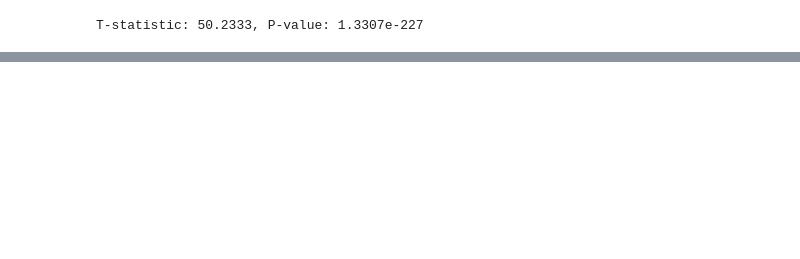
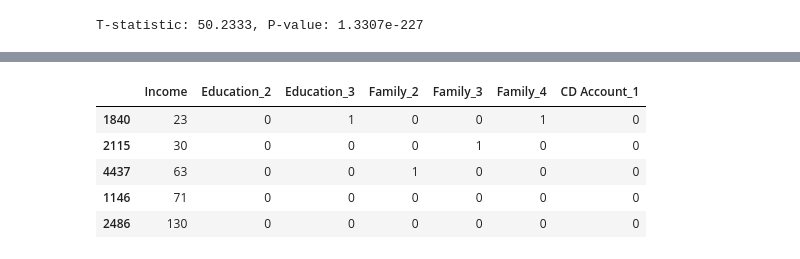
Before and after one commit to SanskarBajimaya/Bank-Data-EDA, a Jupyter notebook: EDA.ipynb, the cells around one changed output, grey strips where cells are left out. Cells and saved outputs as stored; diff of their text form; code cells hidden in the pictures; blank space fills up the shorter version.

Commit message:
Extra EDA, Standarized scale and fitted model log and RF.

```diff
--- a/EDA.ipynb
+++ b/EDA.ipynb
@@ -604,0 +701,25 @@ people who did not accept the loan. """
+# %%
+# Preparing Data
+# Label Encoding Family and Education
+
+X = df2[['Income', 'Education', 'Family', 'CD Account']]  # Choose good predictors
+y = df2['Personal Loan']
+
+# Converts categorical variables if needed (e.g., Education, Family)
+X = pd.get_dummies(X, drop_first=True)
+
+# split the data set into train and test  models
+X_train, X_test, y_train, y_test = train_test_split(X, y, test_size=0.3, random_state=42)
+# %%
+# Converting all True/False values to 0 and 1
+X_train = X_train.astype(int)
+X_test = X_test.astype(int)
+# %%
+X_train.head()
+# %% [output]
+|  | Income | Education_2 | Education_3 | Family_2 | Family_3 | Family_4 | CD Account_1 |
+| 1840 | 23 | 0 | 1 | 0 | 0 | 1 | 0 |
+| 2115 | 30 | 0 | 0 | 0 | 1 | 0 | 0 |
+| 4437 | 63 | 0 | 0 | 1 | 0 | 0 | 0 |
+| 1146 | 71 | 0 | 0 | 0 | 0 | 0 | 0 |
+| 2486 | 130 | 0 | 0 | 0 | 0 | 0 | 0 |
```
Also changed, not shown: parts of 18 cells of this notebook.
